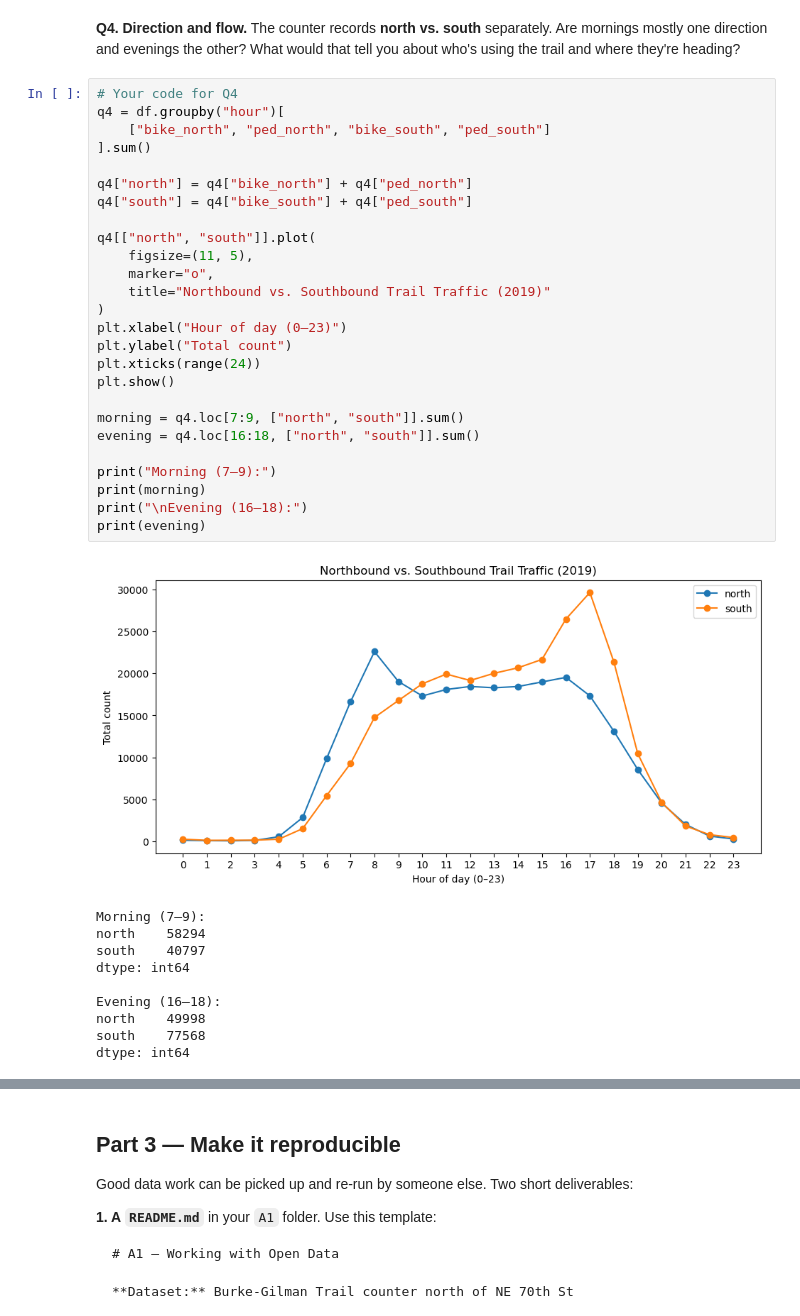
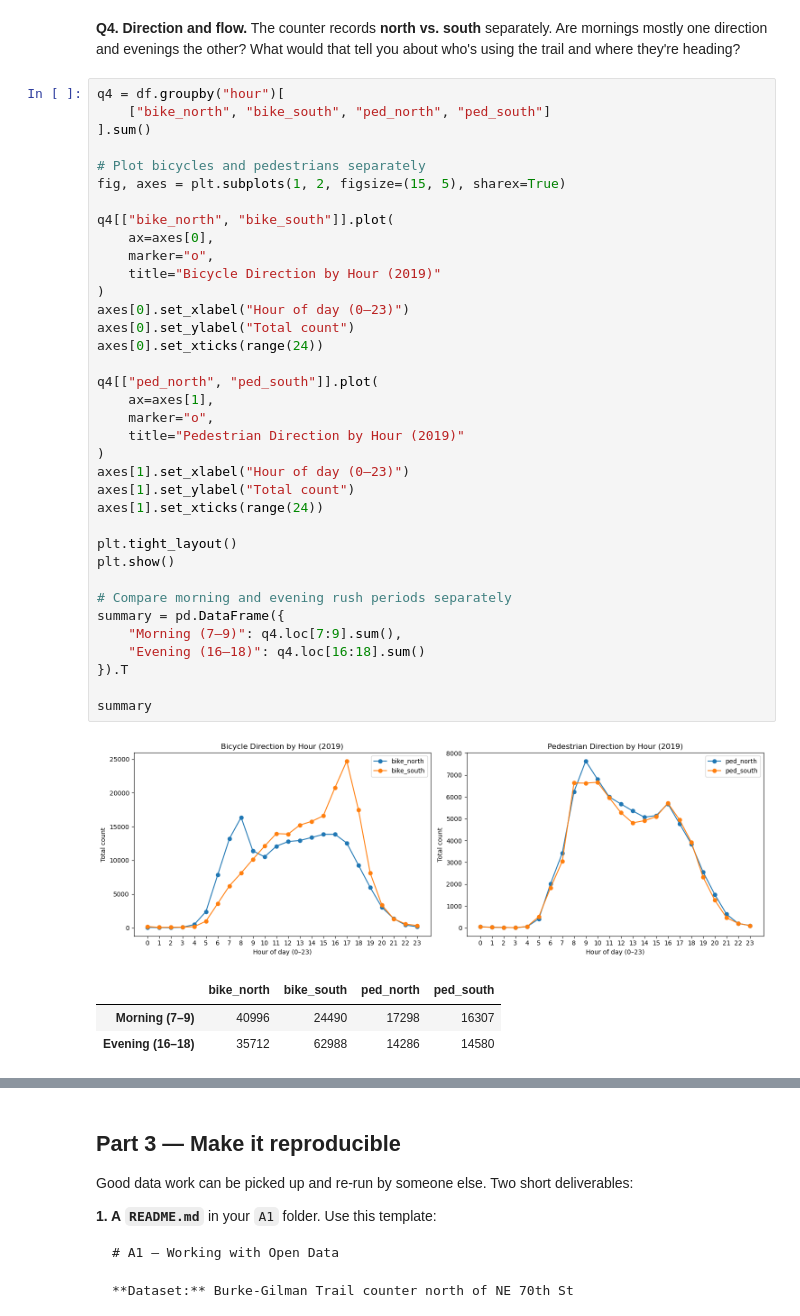
Before and after one commit to yunfeili1001-hue/hcde-410, a Jupyter notebook: A1/A1.ipynb, the cells around one changed output, grey strips where cells are left out. Cells and saved outputs as stored; diff of their text form.

```diff
--- a/A1/A1.ipynb
+++ b/A1/A1.ipynb
@@ -238,42 +238,46 @@ Weekend peak hour: 11
 **Q4. Direction and flow.**
 The counter records **north vs. south** separately. Are mornings mostly one direction and evenings the other? What would that tell you about who's using the trail and where they're heading?
 # %%
-# Your code for Q4
 q4 = df.groupby("hour")[
-    ["bike_north", "ped_north", "bike_south", "ped_south"]
+    ["bike_north", "bike_south", "ped_north", "ped_south"]
 ].sum()
 
-q4["north"] = q4["bike_north"] + q4["ped_north"]
-q4["south"] = q4["bike_south"] + q4["ped_south"]
+# Plot bicycles and pedestrians separately
+fig, axes = plt.subplots(1, 2, figsize=(15, 5), sharex=True)
 
-q4[["north", "south"]].plot(
-    figsize=(11, 5),
+q4[["bike_north", "bike_south"]].plot(
+    ax=axes[0],
     marker="o",
-    title="Northbound vs. Southbound Trail Traffic (2019)"
+    title="Bicycle Direction by Hour (2019)"
 )
-plt.xlabel("Hour of day (0–23)")
-plt.ylabel("Total count")
-plt.xticks(range(24))
+axes[0].set_xlabel("Hour of day (0–23)")
+axes[0].set_ylabel("Total count")
+axes[0].set_xticks(range(24))
+
+q4[["ped_north", "ped_south"]].plot(
+    ax=axes[1],
+    marker="o",
+    title="Pedestrian Direction by Hour (2019)"
+)
+axes[1].set_xlabel("Hour of day (0–23)")
+axes[1].set_ylabel("Total count")
+axes[1].set_xticks(range(24))
+
+plt.tight_layout()
 plt.show()
 
-morning = q4.loc[7:9, ["north", "south"]].sum()
-evening = q4.loc[16:18, ["north", "south"]].sum()
+# Compare morning and evening rush periods separately
+summary = pd.DataFrame({
+    "Morning (7–9)": q4.loc[7:9].sum(),
+    "Evening (16–18)": q4.loc[16:18].sum()
+}).T
 
-print("Morning (7–9):")
-print(morning)
-print("\nEvening (16–18):")
-print(evening)
+summary
 # %% [output]
-[figure, old version]
+[figure, new version]
-Morning (7–9):
-north    58294
-south    40797
-dtype: int64
-
-Evening (16–18):
-north    49998
-south    77568
-dtype: int64
+|  | bike_north | bike_south | ped_north | ped_south |
+| Morning (7–9) | 40996 | 24490 | 17298 | 16307 |
+| Evening (16–18) | 35712 | 62988 | 14286 | 14580 |
 # %% [markdown]
 **Your Q4 answer:**
 
```
Also changed, not shown: parts of 1 cell of this notebook, 1 other file.
